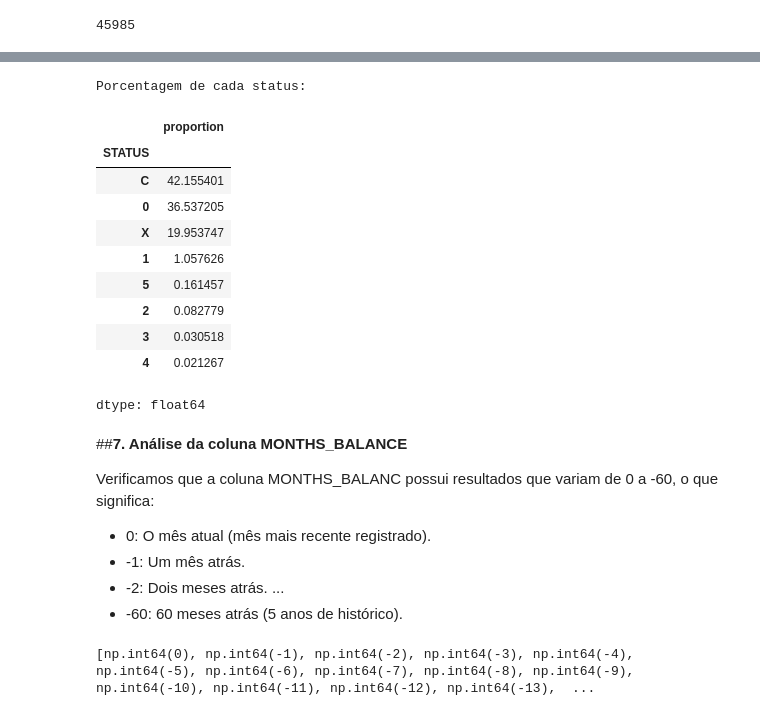
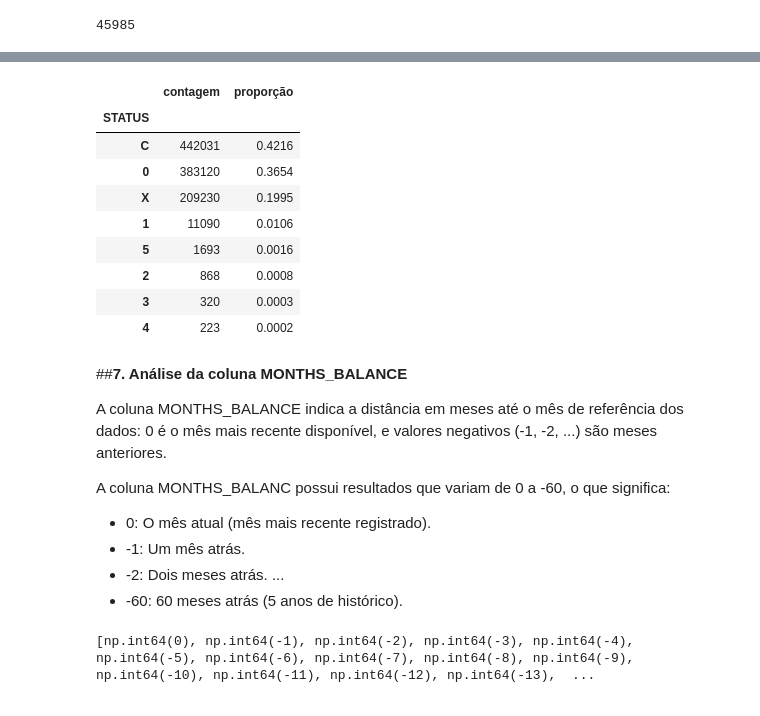
Before and after one commit to fernandinhaalmeida84/Tech_Challenge_Fase_2, a Jupyter notebook: Notebook/01_Analise_Exploratória.ipynb, the cells around one changed output, grey strips where cells are left out. Cells and saved outputs as stored; diff of their text form; code cells hidden in the pictures.

```diff
--- a/Notebook/01_Analise_Exploratória.ipynb
+++ b/Notebook/01_Analise_Exploratória.ipynb
@@ -481,23 +469,26 @@ dtype: int64
-# %%
-print("\nPorcentagem de cada status:")
-display(df_excel2['STATUS'].value_counts(normalize=True) * 100)
-# %% [output]
-Porcentagem de cada status:
-|  | proportion |
-| STATUS |  |
-| C | 42.155401 |
-| 0 | 36.537205 |
-| X | 19.953747 |
-| 1 | 1.057626 |
-| 5 | 0.161457 |
-| 2 | 0.082779 |
-| 3 | 0.030518 |
-| 4 | 0.021267 |
-dtype: float64
+# %%
+status_counts = credit_record["STATUS"].value_counts()
+
+status_share = credit_record["STATUS"].value_counts(normalize=True).round(4)
+
+pd.DataFrame({"contagem": status_counts, "proporção": status_share})
+# %% [output]
+|  | contagem | proporção |
+| STATUS |  |  |
+| C | 442031 | 0.4216 |
+| 0 | 383120 | 0.3654 |
+| X | 209230 | 0.1995 |
+| 1 | 11090 | 0.0106 |
+| 5 | 1693 | 0.0016 |
+| 2 | 868 | 0.0008 |
+| 3 | 320 | 0.0003 |
+| 4 | 223 | 0.0002 |
 # %% [markdown]
 ##**7. Análise da coluna MONTHS_BALANCE**
 
-Verificamos que a coluna MONTHS_BALANC possui resultados que variam de 0 a -60, o que significa:
+A coluna MONTHS_BALANCE indica a distância em meses até o mês de referência dos dados: 0 é o mês mais recente disponível, e valores negativos (-1, -2, ...) são meses anteriores.
+
+A coluna MONTHS_BALANC possui resultados que variam de 0 a -60, o que significa:
 - 0: O mês atual (mês mais recente registrado).
 - -1: Um mês atrás.
 - -2: Dois meses atrás.
```
Also changed, not shown: parts of 2 cells of this notebook.
